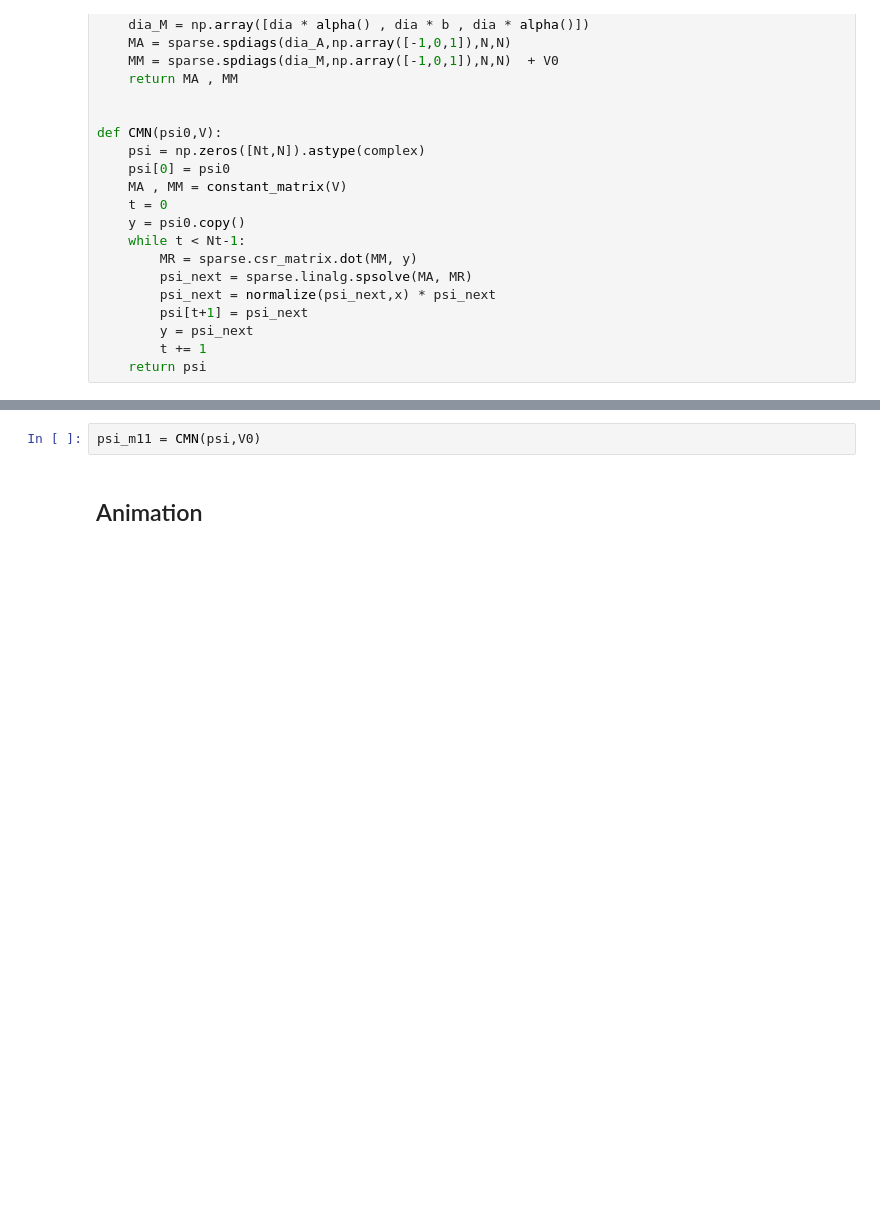
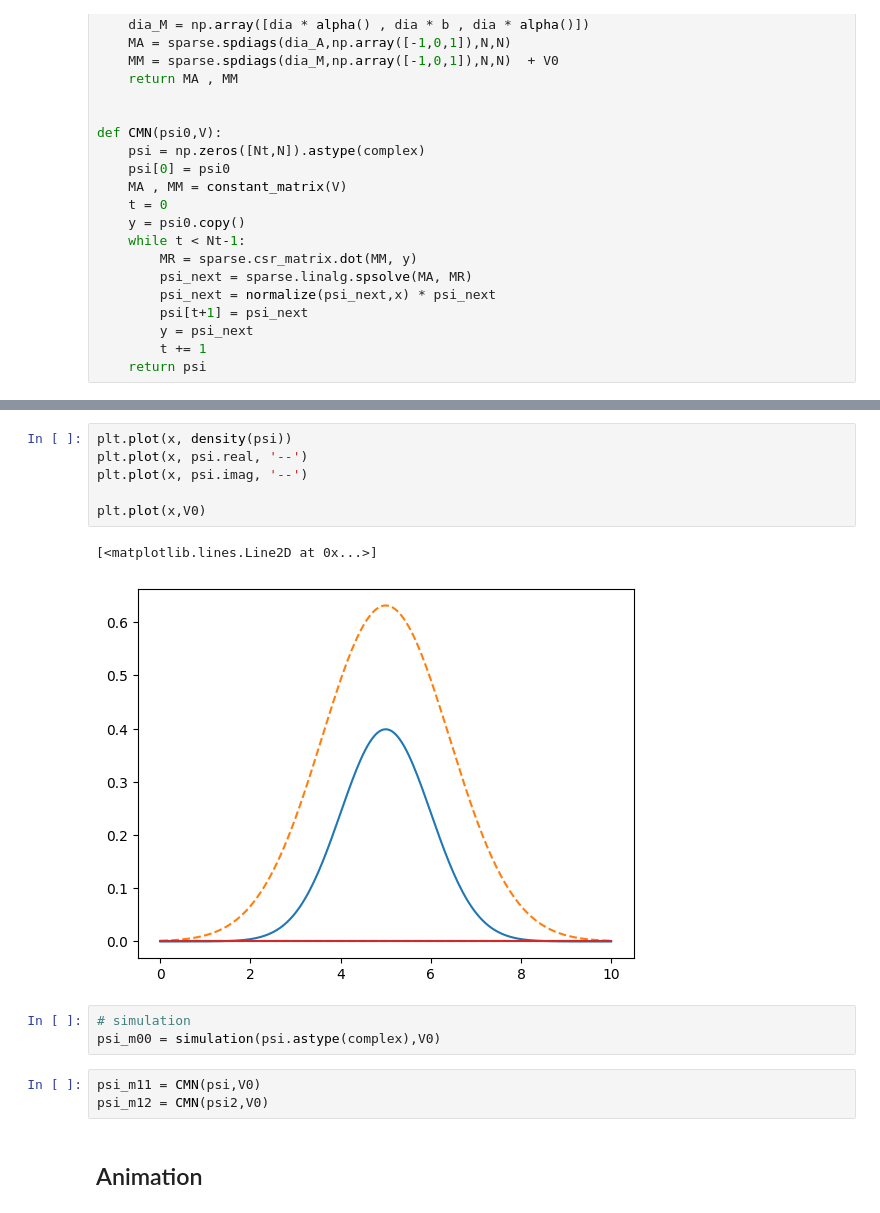
Before and after one commit to sushiTonpai/schrodinger, a Jupyter notebook: Time_dependent_schrodinger.ipynb, the cells around one changed output, grey strips where cells are left out. Drawn from its saved outputs; the diff is of its cells as text; blank space fills up the shorter version.

```diff
--- a/Time_dependent_schrodinger.ipynb
+++ b/Time_dependent_schrodinger.ipynb
@@ -210,5 +202,18 @@ def CMN(psi0,V):
+# %%
+plt.plot(x, density(psi))
+plt.plot(x, psi.real, '--')
+plt.plot(x, psi.imag, '--')
+
+plt.plot(x,V0)
+# %% [output]
+[<matplotlib.lines.Line2D at 0x...>]
+[figure, added]
+# %%
+# simulation
+psi_m00 = simulation(psi.astype(complex),V0)
 # %%
 psi_m11 = CMN(psi,V0)
+psi_m12 = CMN(psi2,V0)
 # %% [markdown]
 ## Animation
 # %%
```
Also changed, not shown: parts of 10 cells of this notebook, 11 other files.
